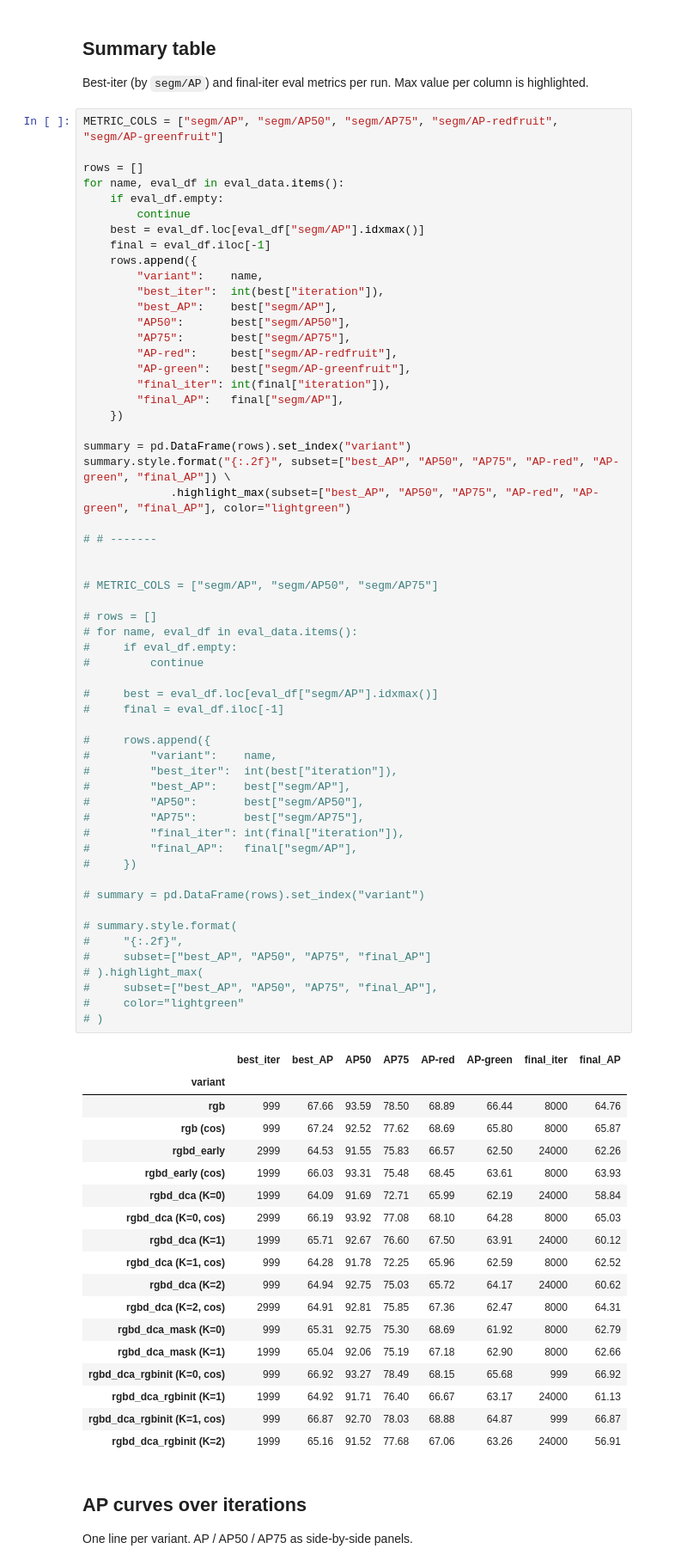
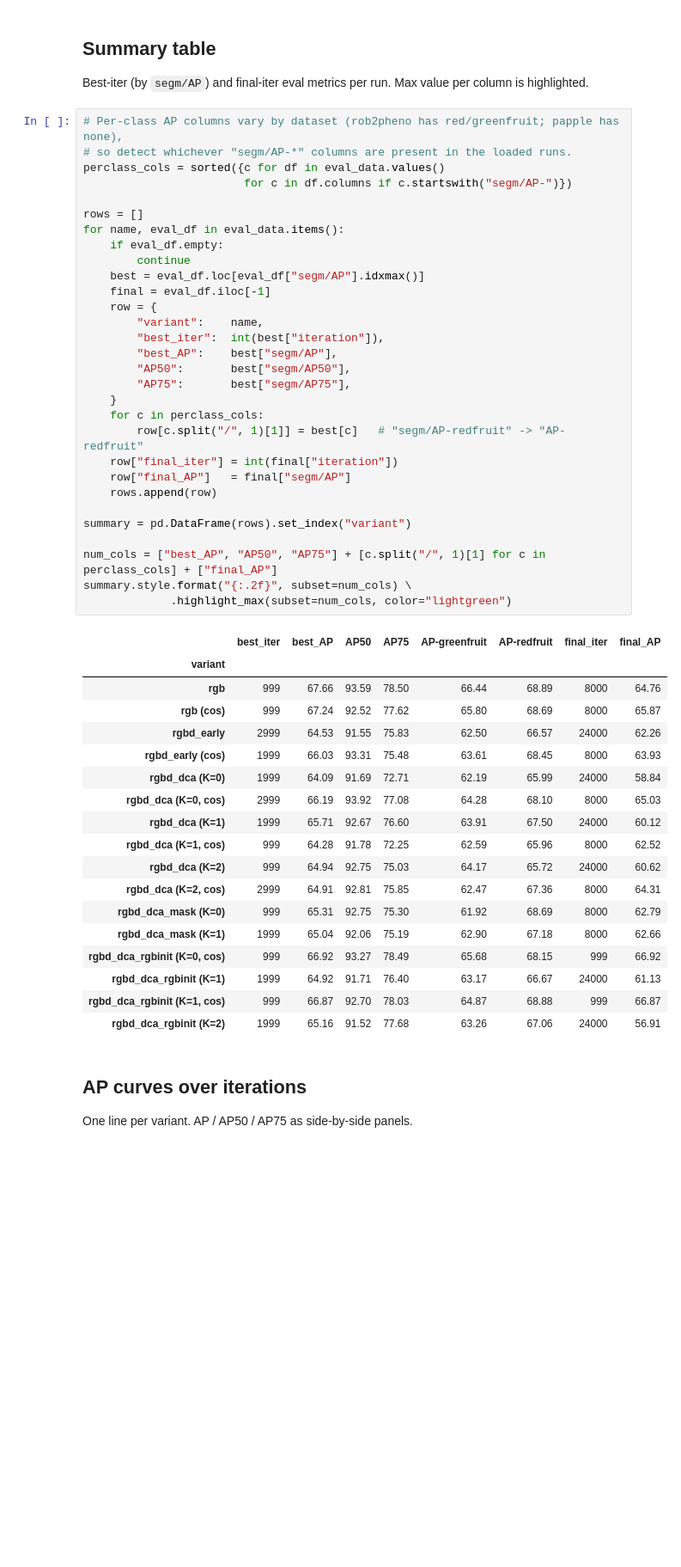
Before and after one commit to emdomingo/tomato-fruit-instance-segmentation, a Jupyter notebook: training_summary.ipynb, the cells around one changed output. Shown at 86% size. Drawn from its saved outputs; the diff is of its cells as text; blank space fills up the shorter version.

```diff
--- a/training_summary.ipynb
+++ b/training_summary.ipynb
@@ -166,81 +152,54 @@ rgbd_dca_rgbinit (K=2)  train=1200 rows  eval= 24 rows  max_iter=23999
 
 Best-iter (by `segm/AP`) and final-iter eval metrics per run. Max value per column is highlighted.
 # %%
-METRIC_COLS = ["segm/AP", "segm/AP50", "segm/AP75", "segm/AP-redfruit", "segm/AP-greenfruit"]
+# Per-class AP columns vary by dataset (rob2pheno has red/greenfruit; papple has none),
+# so detect whichever "segm/AP-*" columns are present in the loaded runs.
+perclass_cols = sorted({c for df in eval_data.values()
+                        for c in df.columns if c.startswith("segm/AP-")})
 
 rows = []
 for name, eval_df in eval_data.items():
     if eval_df.empty:
         continue
     best = eval_df.loc[eval_df["segm/AP"].idxmax()]
     final = eval_df.iloc[-1]
-    rows.append({
+    row = {
         "variant":    name,
         "best_iter":  int(best["iteration"]),
         "best_AP":    best["segm/AP"],
         "AP50":       best["segm/AP50"],
         "AP75":       best["segm/AP75"],
-        "AP-red":     best["segm/AP-redfruit"],
-        "AP-green":   best["segm/AP-greenfruit"],
-        "final_iter": int(final["iteration"]),
-        "final_AP":   final["segm/AP"],
-    })
+    }
+    for c in perclass_cols:
+        row[c.split("/", 1)[1]] = best[c]   # "segm/AP-redfruit" -> "AP-redfruit"
+    row["final_iter"] = int(final["iteration"])
+    row["final_AP"]   = final["segm/AP"]
+    rows.append(row)
 
 summary = pd.DataFrame(rows).set_index("variant")
-summary.style.format("{:.2f}", subset=["best_AP", "AP50", "AP75", "AP-red", "AP-green", "final_AP"]) \
-             .highlight_max(subset=["best_AP", "AP50", "AP75", "AP-red", "AP-green", "final_AP"], color="lightgreen")
 
-# # -------
-
-
-# METRIC_COLS = ["segm/AP", "segm/AP50", "segm/AP75"]
-
-# rows = []
-# for name, eval_df in eval_data.items():
-#     if eval_df.empty:
-#         continue
-
-#     best = eval_df.loc[eval_df["segm/AP"].idxmax()]
-#     final = eval_df.iloc[-1]
-
-#     rows.append({
-#         "variant":    name,
-#         "best_iter":  int(best["iteration"]),
-#         "best_AP":    best["segm/AP"],
-#         "AP50":       best["segm/AP50"],
-#         "AP75":       best["segm/AP75"],
-#         "final_iter": int(final["iteration"]),
-#         "final_AP":   final["segm/AP"],
-#     })
-
-# summary = pd.DataFrame(rows).set_index("variant")
-
-# summary.style.format(
-#     "{:.2f}",
-#     subset=["best_AP", "AP50", "AP75", "final_AP"]
-# ).highlight_max(
-#     subset=["best_AP", "AP50", "AP75", "final_AP"],
-#     color="lightgreen"
-# )
+num_cols = ["best_AP", "AP50", "AP75"] + [c.split("/", 1)[1] for c in perclass_cols] + ["final_AP"]
+summary.style.format("{:.2f}", subset=num_cols) \
+             .highlight_max(subset=num_cols, color="lightgreen")
 # %% [output]
-|  | best_iter | best_AP | AP50 | AP75 | AP-red | AP-green | final_iter | final_AP |
+|  | best_iter | best_AP | AP50 | AP75 | AP-greenfruit | AP-redfruit | final_iter | final_AP |
 | variant |  |  |  |  |  |  |  |  |
-| rgb | 999 | 67.66 | 93.59 | 78.50 | 68.89 | 66.44 | 8000 | 64.76 |
-| rgb (cos) | 999 | 67.24 | 92.52 | 77.62 | 68.69 | 65.80 | 8000 | 65.87 |
-| rgbd_early | 2999 | 64.53 | 91.55 | 75.83 | 66.57 | 62.50 | 24000 | 62.26 |
-| rgbd_early (cos) | 1999 | 66.03 | 93.31 | 75.48 | 68.45 | 63.61 | 8000 | 63.93 |
-| rgbd_dca (K=0) | 1999 | 64.09 | 91.69 | 72.71 | 65.99 | 62.19 | 24000 | 58.84 |
-| rgbd_dca (K=0, cos) | 2999 | 66.19 | 93.92 | 77.08 | 68.10 | 64.28 | 8000 | 65.03 |
-| rgbd_dca (K=1) | 1999 | 65.71 | 92.67 | 76.60 | 67.50 | 63.91 | 24000 | 60.12 |
-| rgbd_dca (K=1, cos) | 999 | 64.28 | 91.78 | 72.25 | 65.96 | 62.59 | 8000 | 62.52 |
-| rgbd_dca (K=2) | 999 | 64.94 | 92.75 | 75.03 | 65.72 | 64.17 | 24000 | 60.62 |
-| rgbd_dca (K=2, cos) | 2999 | 64.91 | 92.81 | 75.85 | 67.36 | 62.47 | 8000 | 64.31 |
-| rgbd_dca_mask (K=0) | 999 | 65.31 | 92.75 | 75.30 | 68.69 | 61.92 | 8000 | 62.79 |
-| rgbd_dca_mask (K=1) | 1999 | 65.04 | 92.06 | 75.19 | 67.18 | 62.90 | 8000 | 62.66 |
-| rgbd_dca_rgbinit (K=0, cos) | 999 | 66.92 | 93.27 | 78.49 | 68.15 | 65.68 | 999 | 66.92 |
-| rgbd_dca_rgbinit (K=1) | 1999 | 64.92 | 91.71 | 76.40 | 66.67 | 63.17 | 24000 | 61.13 |
-| rgbd_dca_rgbinit (K=1, cos) | 999 | 66.87 | 92.70 | 78.03 | 68.88 | 64.87 | 999 | 66.87 |
-| rgbd_dca_rgbinit (K=2) | 1999 | 65.16 | 91.52 | 77.68 | 67.06 | 63.26 | 24000 | 56.91 |
+| rgb | 999 | 67.66 | 93.59 | 78.50 | 66.44 | 68.89 | 8000 | 64.76 |
+| rgb (cos) | 999 | 67.24 | 92.52 | 77.62 | 65.80 | 68.69 | 8000 | 65.87 |
+| rgbd_early | 2999 | 64.53 | 91.55 | 75.83 | 62.50 | 66.57 | 24000 | 62.26 |
+| rgbd_early (cos) | 1999 | 66.03 | 93.31 | 75.48 | 63.61 | 68.45 | 8000 | 63.93 |
+| rgbd_dca (K=0) | 1999 | 64.09 | 91.69 | 72.71 | 62.19 | 65.99 | 24000 | 58.84 |
+| rgbd_dca (K=0, cos) | 2999 | 66.19 | 93.92 | 77.08 | 64.28 | 68.10 | 8000 | 65.03 |
+| rgbd_dca (K=1) | 1999 | 65.71 | 92.67 | 76.60 | 63.91 | 67.50 | 24000 | 60.12 |
+| rgbd_dca (K=1, cos) | 999 | 64.28 | 91.78 | 72.25 | 62.59 | 65.96 | 8000 | 62.52 |
+| rgbd_dca (K=2) | 999 | 64.94 | 92.75 | 75.03 | 64.17 | 65.72 | 24000 | 60.62 |
+| rgbd_dca (K=2, cos) | 2999 | 64.91 | 92.81 | 75.85 | 62.47 | 67.36 | 8000 | 64.31 |
+| rgbd_dca_mask (K=0) | 999 | 65.31 | 92.75 | 75.30 | 61.92 | 68.69 | 8000 | 62.79 |
+| rgbd_dca_mask (K=1) | 1999 | 65.04 | 92.06 | 75.19 | 62.90 | 67.18 | 8000 | 62.66 |
+| rgbd_dca_rgbinit (K=0, cos) | 999 | 66.92 | 93.27 | 78.49 | 65.68 | 68.15 | 999 | 66.92 |
+| rgbd_dca_rgbinit (K=1) | 1999 | 64.92 | 91.71 | 76.40 | 63.17 | 66.67 | 24000 | 61.13 |
+| rgbd_dca_rgbinit (K=1, cos) | 999 | 66.87 | 92.70 | 78.03 | 64.87 | 68.88 | 999 | 66.87 |
+| rgbd_dca_rgbinit (K=2) | 1999 | 65.16 | 91.52 | 77.68 | 63.26 | 67.06 | 24000 | 56.91 |
 # %% [markdown]
 ## AP curves over iterations
 
```
Also changed, not shown: parts of 7 cells of this notebook, 2 other files.
